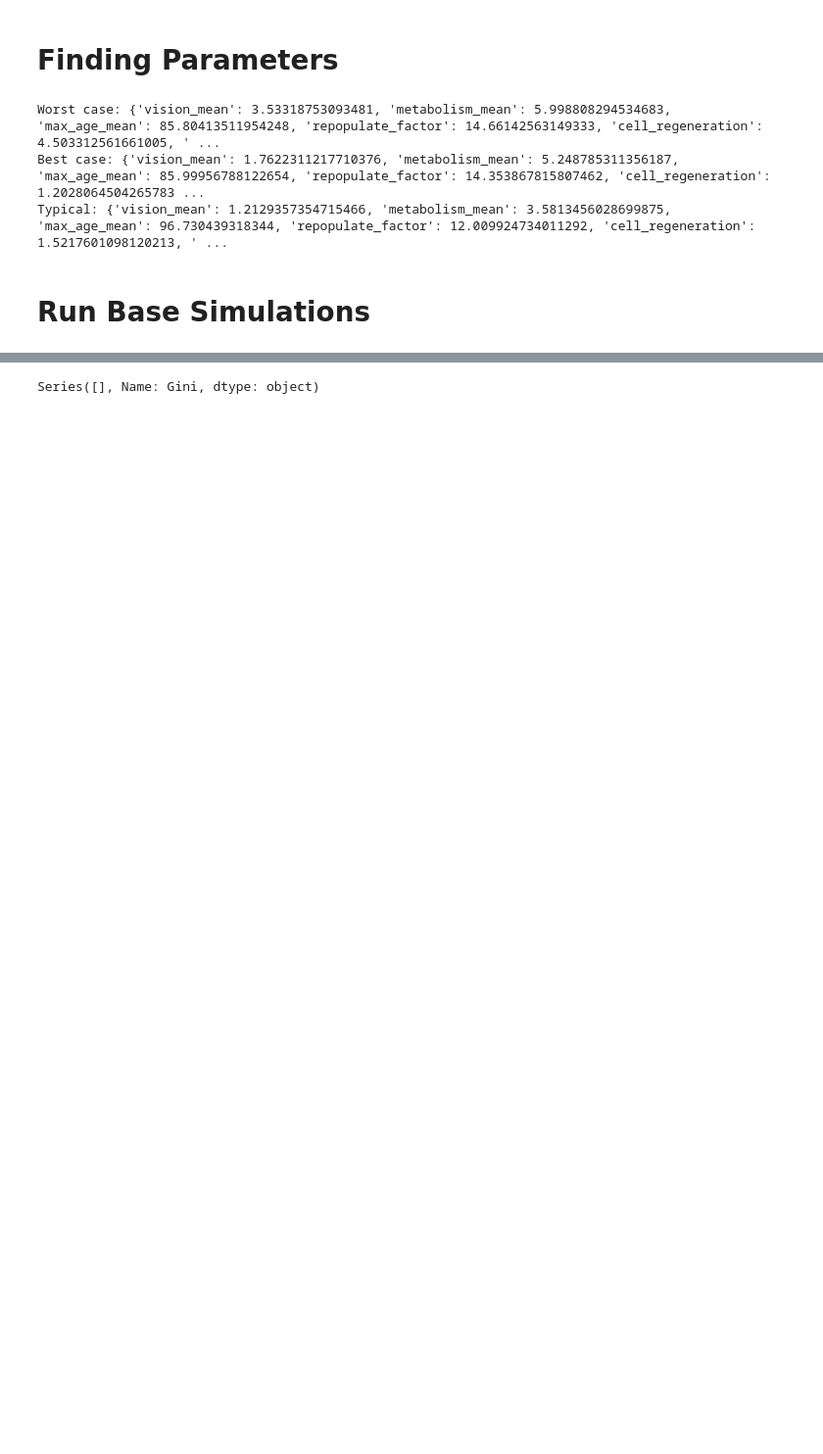
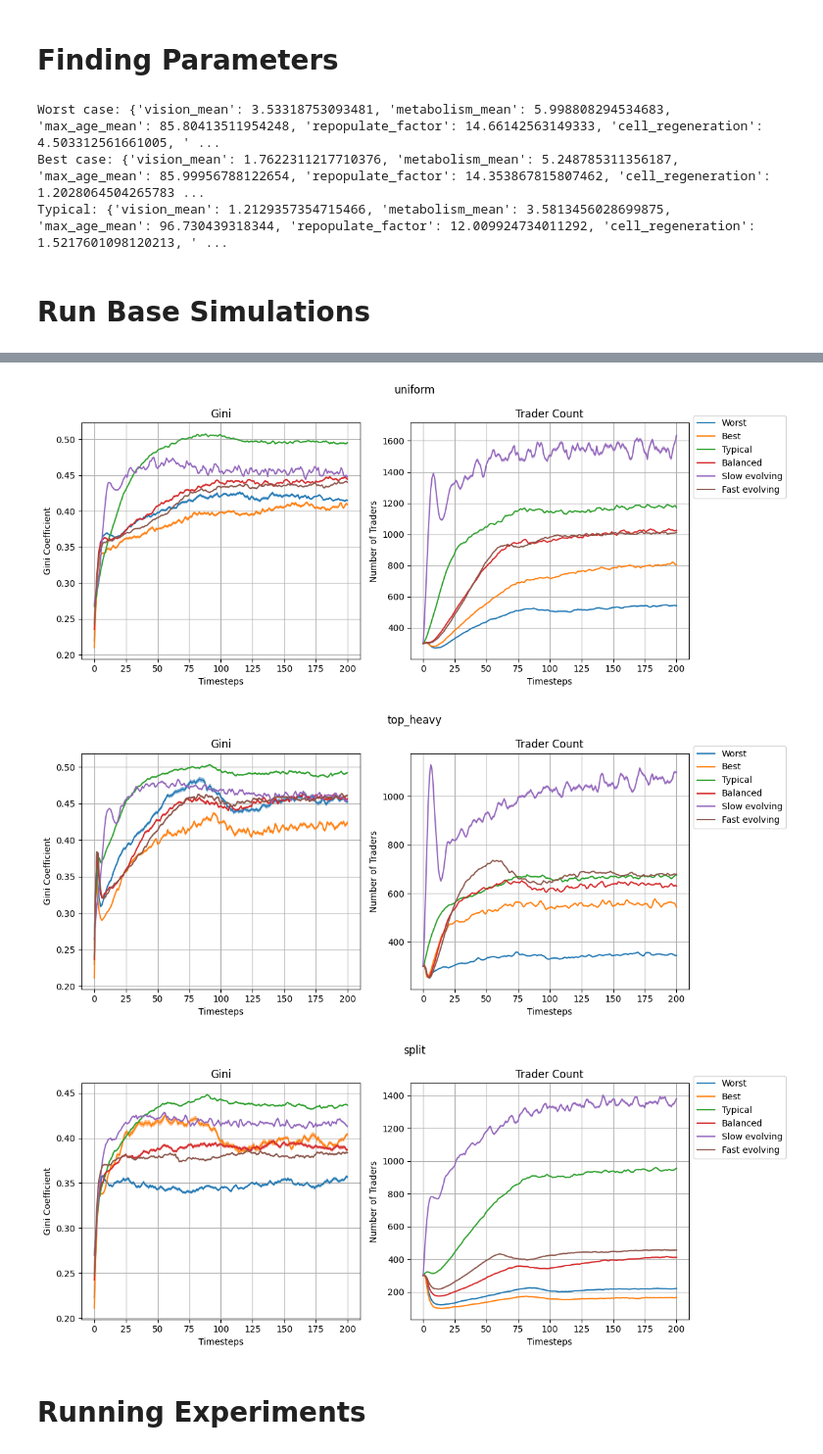
Before and after one commit to Ly-MX15/ABM-Group7, a Jupyter notebook: Base_experiments_scenarios.ipynb, the cells around one changed output, grey strips where cells are left out. Shown at 98% size. Drawn from its saved outputs; the diff is of its cells as text; code cells hidden in the pictures; blank space fills up the shorter version.

Commit message:
Added results, update notebook and update scenarios

```diff
--- a/Base_experiments_scenarios.ipynb
+++ b/Base_experiments_scenarios.ipynb
@@ -129,4 +89,54 @@ ValueError: need at least one array to concatenate
 # %%
-print(gini)
+def safe_eval(value):
+    try:
+        return eval(value)
+    except:
+        return value
+
+names = ['Worst', 'Best', 'Typical', 'Balanced', 'Slow evolving', 'Fast evolving']
+for map_scheme in ['uniform', 'top_heavy', 'split']:
+    fig, ax = plt.subplots(1, 2, figsize=(12, 5))
+    df = pd.read_csv(f'Experiments/Base/results_{map_scheme}.csv')
+    df['Gini'] = df['Gini'].apply(safe_eval)
+    df['Trader Count'] = df['Trader Count'].apply(safe_eval)
+
+    for i in range(len(scenarios)):
+        # Get gini and trader count of every scenario
+        gini = df.iloc[i*replicates:(i+1)*replicates]['Gini']
+        trader = df.iloc[i*replicates:(i+1)*replicates]['Trader Count']
+
+        # Convert to 2d np arrays
+        gini = np.vstack(gini)
+        trader = np.vstack(trader)
+
+        # Get means and ci
+        gini_mean = np.mean(gini, axis=0)
+        gini_ci = np.std(gini, ddof=1, axis=0) / replicates * 1.96
+        trader_mean = np.mean(trader, axis=0)
+        trader_ci = np.std(trader, ddof=1, axis=0) / replicates * 1.96
+
+        # Plotting
+        x = np.arange(len(gini_mean))
+        ax[0].plot(x, gini_mean, label=names[i])
+        ax[0].fill_between(x, gini_mean + gini_ci, gini_mean - gini_ci, alpha=0.5)
+        ax[1].plot(x, trader_mean, label=names[i])
+        ax[1].fill_between(x, trader_mean + trader_ci, trader_mean - trader_ci, alpha=0.5)
+
+    # Set labels, grid and title
+    ax[1].legend(bbox_to_anchor=(1, 1.05))
+    ax[0].set_title('Gini')
+    ax[1].set_title('Trader Count')
+    for i in range(2):
+        ax[i].grid()
+        ax[i].set_xlabel('Timesteps')
+    ax[0].set_ylabel('Gini Coefficient')
+    ax[1].set_ylabel('Number of Traders')
+
+    # Save figure
+    fig.suptitle(f'{map_scheme}')
+    fig.tight_layout()
+    fig.savefig(f'Experiments/Base/plot_{map_scheme}.png', dpi=300, bbox_inches='tight')
 # %% [output]
-Series([], Name: Gini, dtype: object)
+[figure, added]
+[figure, added]
+[figure, added]
@@ -136,0 +143,2 @@ df.to_csv(f'Base_results_{map_scheme}.csv')
+# %% [markdown]
+# Running Experiments
```
Also changed, not shown: parts of 5 cells of this notebook, 2 other files.
